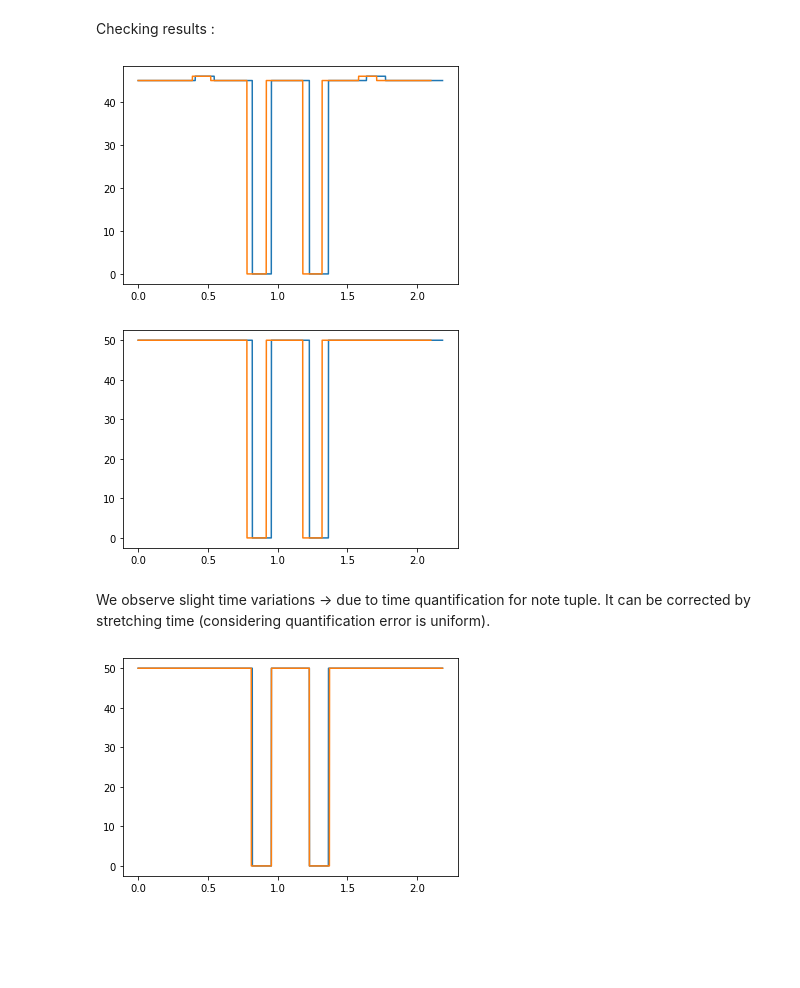
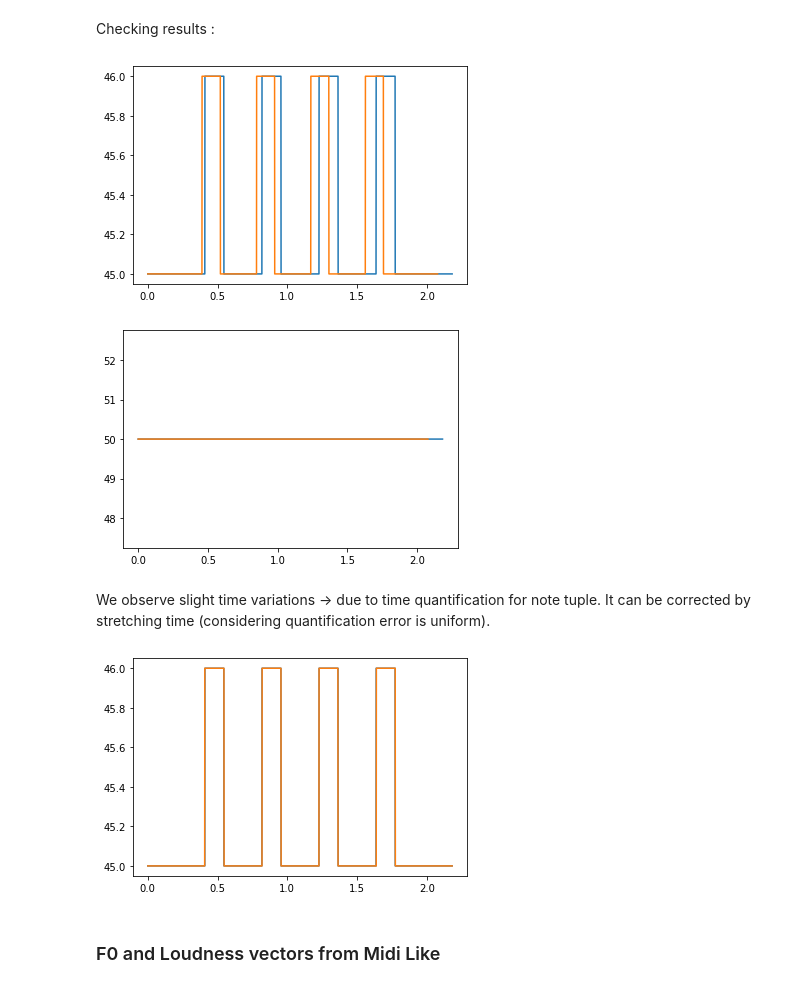
Before and after one commit to gle-bellier/internship-expressive-DDSP, a Jupyter notebook: converter.ipynb, the cells around one changed output. Cells and saved outputs as stored; diff of their text form; code cells hidden in the pictures; blank space fills up the shorter version.

```diff
--- a/converter.ipynb
+++ b/converter.ipynb
@@ -21,7 +16,7 @@ Import of 'jit' requested from: 'numba.decorators', please update to use 'numba.
 ## Midi to Midi-Like
 Midi file used:
 # %%
-midi_file = "monophonic-and-pauses.mid"
+midi_file = "monophonic.mid"#-and-pauses.mid"
 path = "midi-files-test/"
 path_save = "generated-midi-files/"
 # %%
@@ -134,22 +131,24 @@ plt.plot(t1, p1[0], label = "original")
 plt.plot(t2, p2[0], label = "reconstruct")
 plt.show()
 # %% [output]
-[figure, old version]
+[figure, new version]
 # %%
 plt.plot(t1, l1[0], label = "original")
 plt.plot(t2, l2[0], label = "reconstruct")
 plt.show()
 # %% [output]
-[figure, old version]
+[figure, new version]
 # %% [markdown]
 We observe slight time variations -> due to time quantification for note tuple.
 It can be corrected by stretching time (considering quantification error is uniform).
 # %%
 ratio = t1[-1]/t2[-1]
 t_reconst_adapt = t2 *ratio
 
-plt.plot(t1, l1[0], label = "original")
-plt.plot(t_reconst_adapt, l2[0], label = "reconstruct")
+plt.plot(t1, p1[0], label = "original")
+plt.plot(t_reconst_adapt, p2[0], label = "reconstruct")
 plt.show()
 # %% [output]
-[figure, old version]
+[figure, new version]
+# %% [markdown]
+### F0 and Loudness vectors from Midi Like
```
Also changed, not shown: parts of 9 cells of this notebook, 4 other files.
